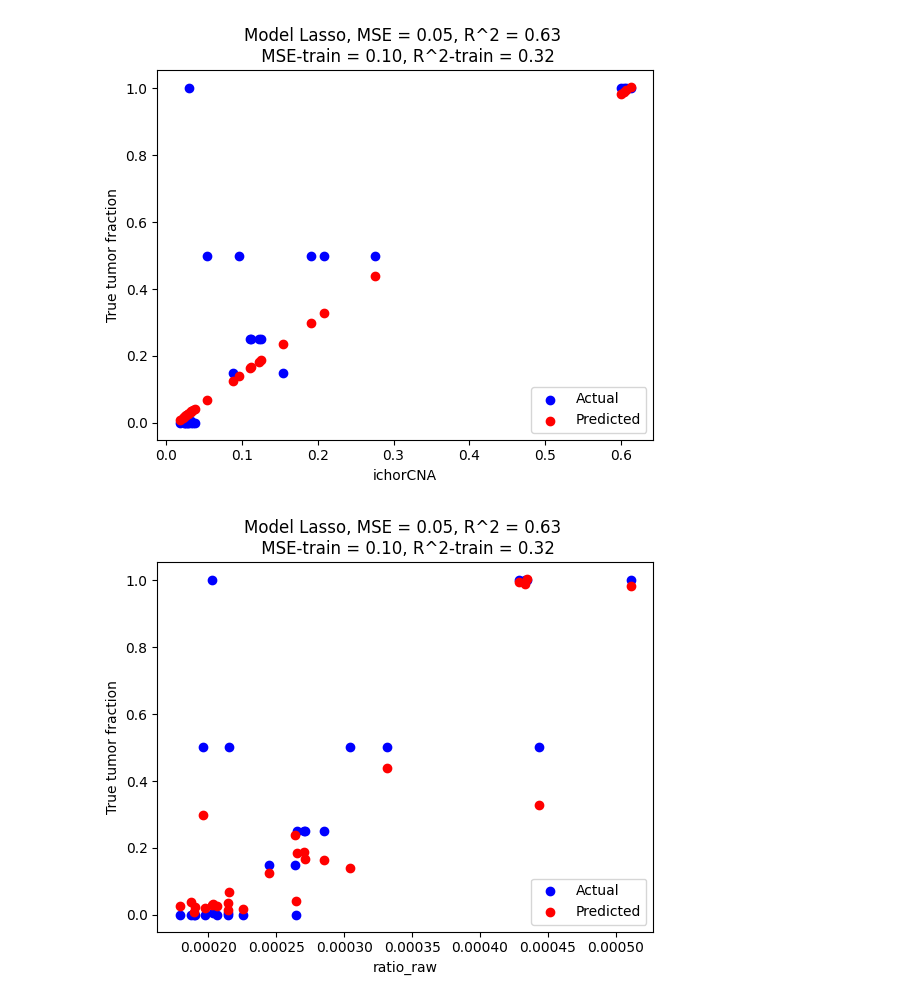
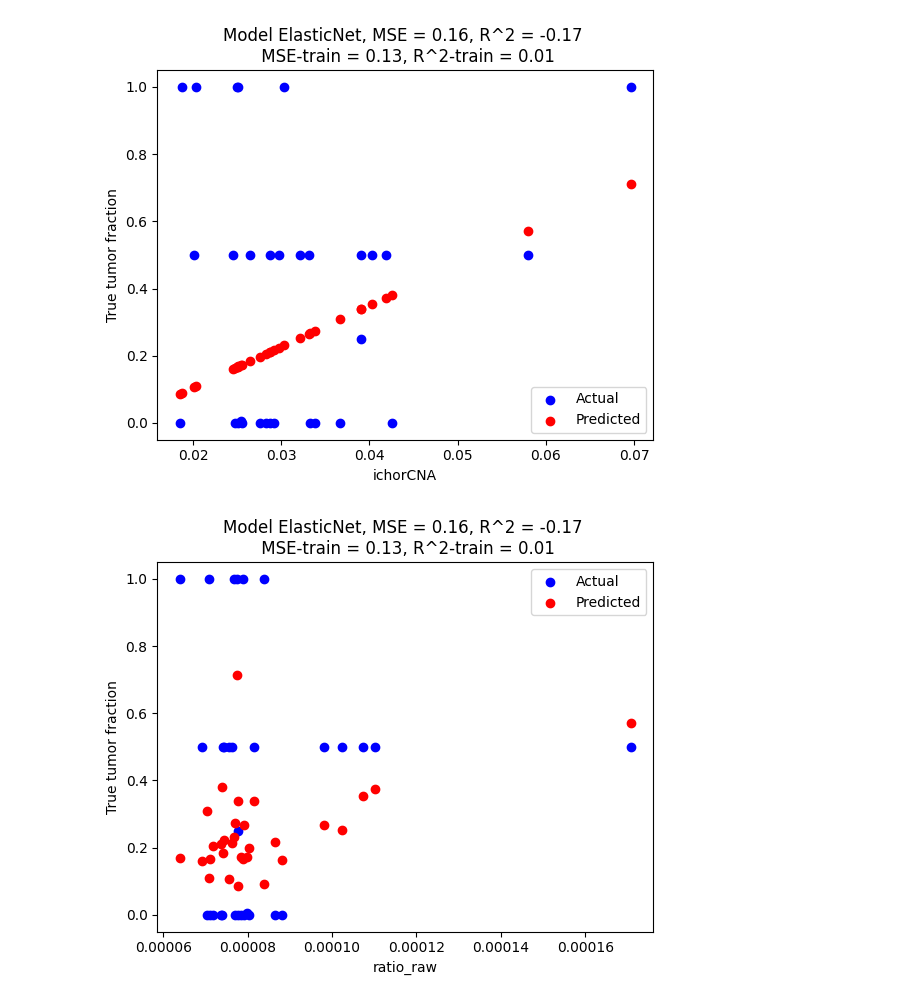
Before and after one commit to hieunguyen4193/tmd_features, a Jupyter notebook: TF01_pre_analysis.ipynb, the cells around one changed output. Drawn from its saved outputs; the diff is of its cells as text; code cells hidden in the pictures.

```diff
--- a/TF01_pre_analysis.ipynb
+++ b/TF01_pre_analysis.ipynb
@@ -23,7 +23,7 @@ thres_hypo = 0.3
 thres_hyper = 0.6
 mode = "all"
 selected_candi_features = "ratio_raw"
-input_cancer_class = "Liver"
+input_cancer_class = "Lung"
 
 path_to_main_output = os.path.join(outdir, PROJECT, output_version)
 if mode == "all":
@@ -127,8 +127,10 @@ lasso = Lasso()
 elasticnet = ElasticNet()
 
 # Define the parameter grids
-ridge_params = {'alpha':[0.01, 0.05, 0.1, 0.5, 1, 5, 10, 50, 100]}
-lasso_params = {'alpha':[0.01, 0.05, 0.1, 0.5, 1, 5, 10, 50, 100]}
+ridge_params = {'alpha':[0.01, 0.05, 0.1, 0.5, 1, 5, 10, 50, 100, 1000],
+                "fit_intercept": [True, False]}
+lasso_params = {'alpha':[0.01, 0.05, 0.1, 0.5, 1, 5, 10, 50, 100, 1000],
+                "fit_intercept": [True, False]}
 
 alpha_values = [0.01, 0.05, 0.1, 0.5, 1, 5, 10, 50, 100]
 l1_ratios = np.linspace(0, 1, 11)
@@ -138,18 +140,20 @@ elasticnet_params = {'alpha': alpha_values, 'l1_ratio': l1_ratios}
 # Perform grid search for Ridge
 ridge_grid = GridSearchCV(ridge, ridge_params, cv=5, scoring='r2')
 ridge_grid.fit(X_train, y_train)
+if ridge_grid.best_estimator_.coef_[0] != 0:
+    all_models["Ridge"] = ridge_grid
 
 # Perform grid search for Lasso
 lasso_grid = GridSearchCV(lasso, lasso_params, cv=5, scoring='r2')
 lasso_grid.fit(X_train, y_train)
+if lasso_grid.best_estimator_.coef_[0] != 0:
+    all_models["Lasso"] = lasso_grid
 
 # Perform grid search for ElasticNet
 elasticnet_grid = GridSearchCV(elasticnet, elasticnet_params, cv=5, scoring='r2')
 elasticnet_grid.fit(X_train, y_train)
-
-all_models["Ridge"] = ridge_grid
-all_models["Lasso"] = lasso_grid
-all_models["ElasticNet"] = elasticnet_grid
+if elasticnet_grid.best_estimator_.coef_[0] != 0:
+    all_models["ElasticNet"] = elasticnet_grid
 
 for i in all_models.keys():
     # Make predictions
@@ -185,2 +189,2 @@ for i in all_models.keys():
-[figure, old version]
+[figure, new version]
-[figure, old version]
+[figure, new version]
```
Also changed, not shown: parts of 4 cells of this notebook.
